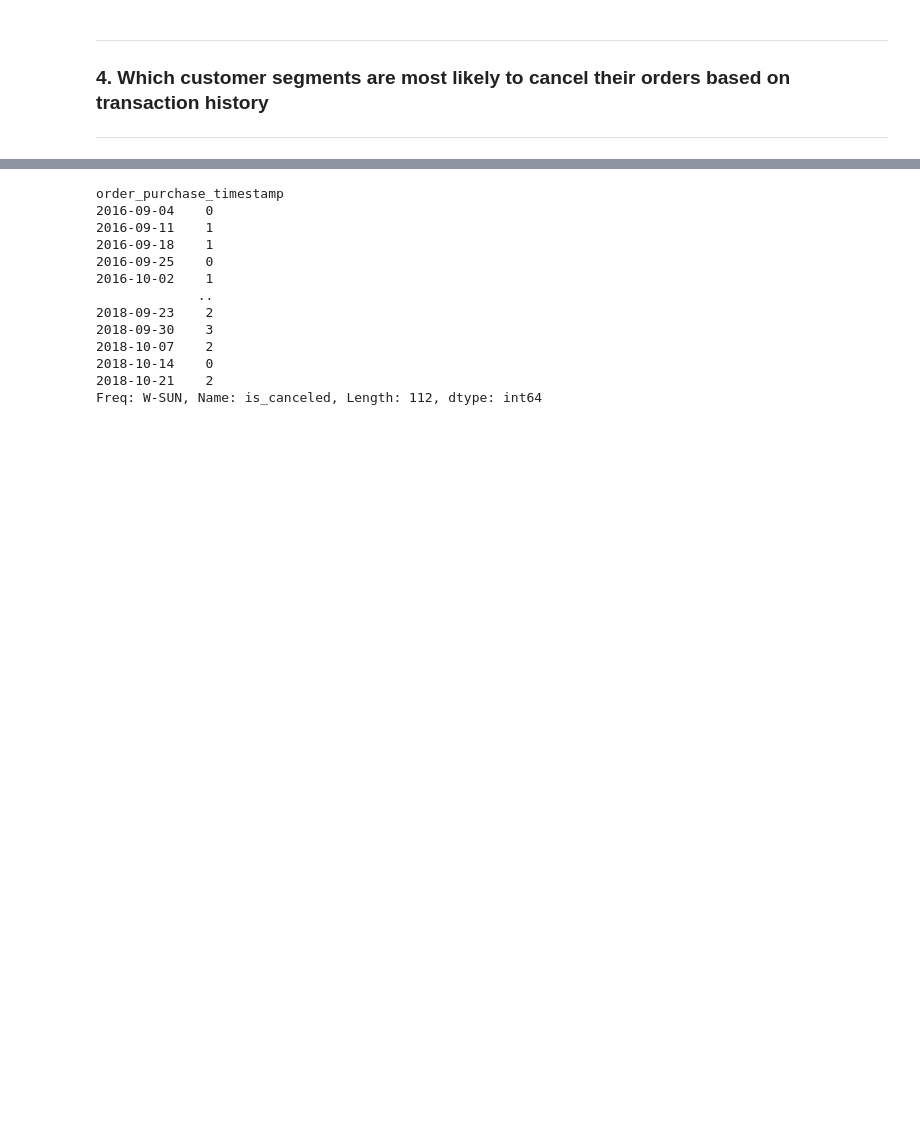
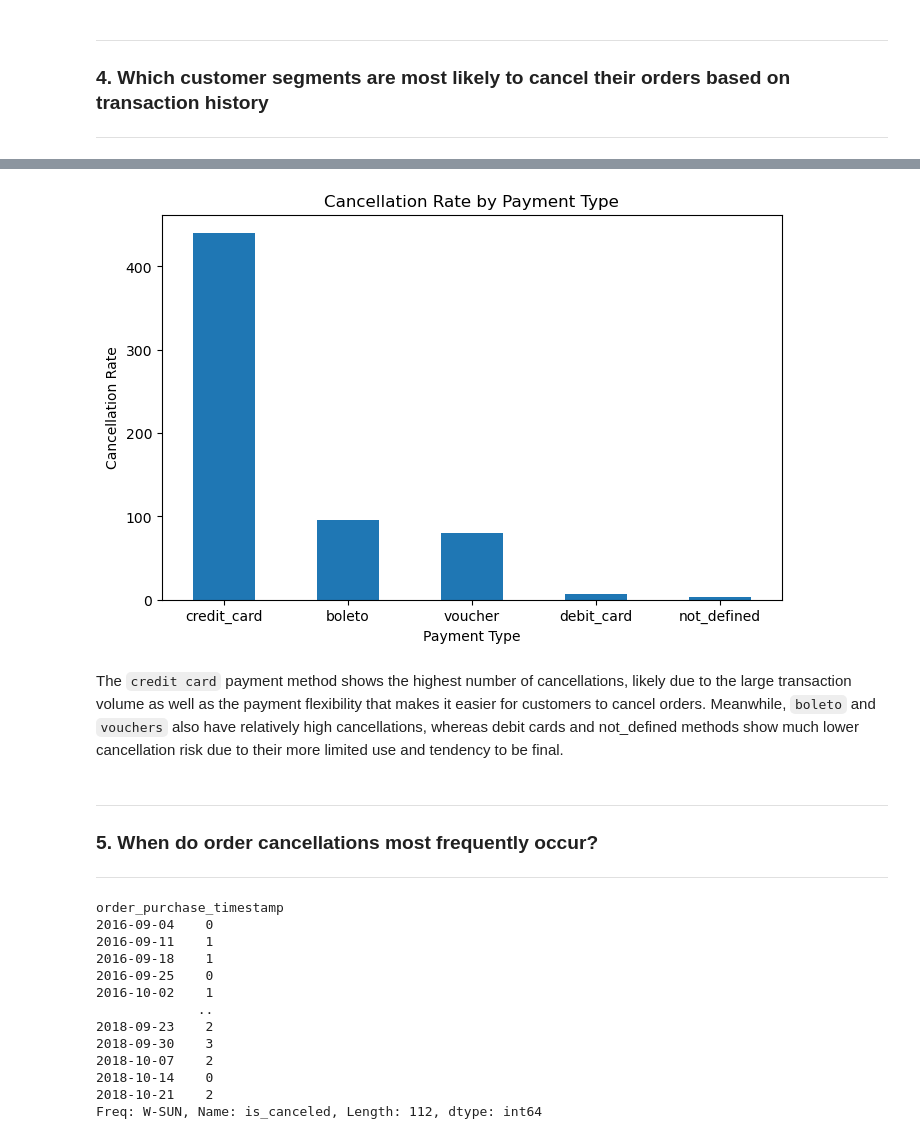
Before and after one commit to FTDS-assignment-bay/p2-final-project-ftds-051-rmt-group-001, a Jupyter notebook: EDA/EDA ver_1.ipynb, the cells around one changed output, grey strips where cells are left out. Cells and saved outputs as stored; diff of their text form; code cells hidden in the pictures; blank space fills up the shorter version.

Commit message:
Adding EDA number 5-8, and adding insight

```diff
--- a/EDA/EDA ver_1.ipynb
+++ b/EDA/EDA ver_1.ipynb
@@ -283,0 +283,5 @@ df_agg['order_purchase_timestamp'] = pd.to_datetime(df_agg["order_purchase_times
+# %%
+# Group data by payment_type and calculate the total number of cancelled orders for each payment method
+
+cancel_by_payment = df_agg.groupby('payment_type')['is_canceled'].sum().sort_values(ascending=False)
+cancel_by_payment
@@ -284 +296,20 @@ df_agg['order_purchase_timestamp'] = pd.to_datetime(df_agg["order_purchase_times
+# %%
+# Make a visuzaliation of cancel by payment
+
+plt.figure(figsize=(8,5))
+
+cancel_by_payment.plot(kind='bar')
+plt.ylabel('Cancellation Rate')
+plt.xlabel('Payment Type')
+plt.title('Cancellation Rate by Payment Type')
+plt.xticks(rotation=360)
+plt.show()
+# %% [output]
+[figure, added]
+# %% [markdown]
+The `credit card` payment method shows the highest number of cancellations, likely due to the large transaction volume as well as the payment flexibility that makes it easier for customers to cancel orders. Meanwhile, `boleto` and `vouchers` also have relatively high cancellations, whereas debit cards and not_defined methods show much lower cancellation risk due to their more limited use and tendency to be final.
+# %% [markdown]
+---
+### 5. When do order cancellations most frequently occur?
+---
 # %%
```
Also changed, not shown: parts of 34 cells of this notebook.
